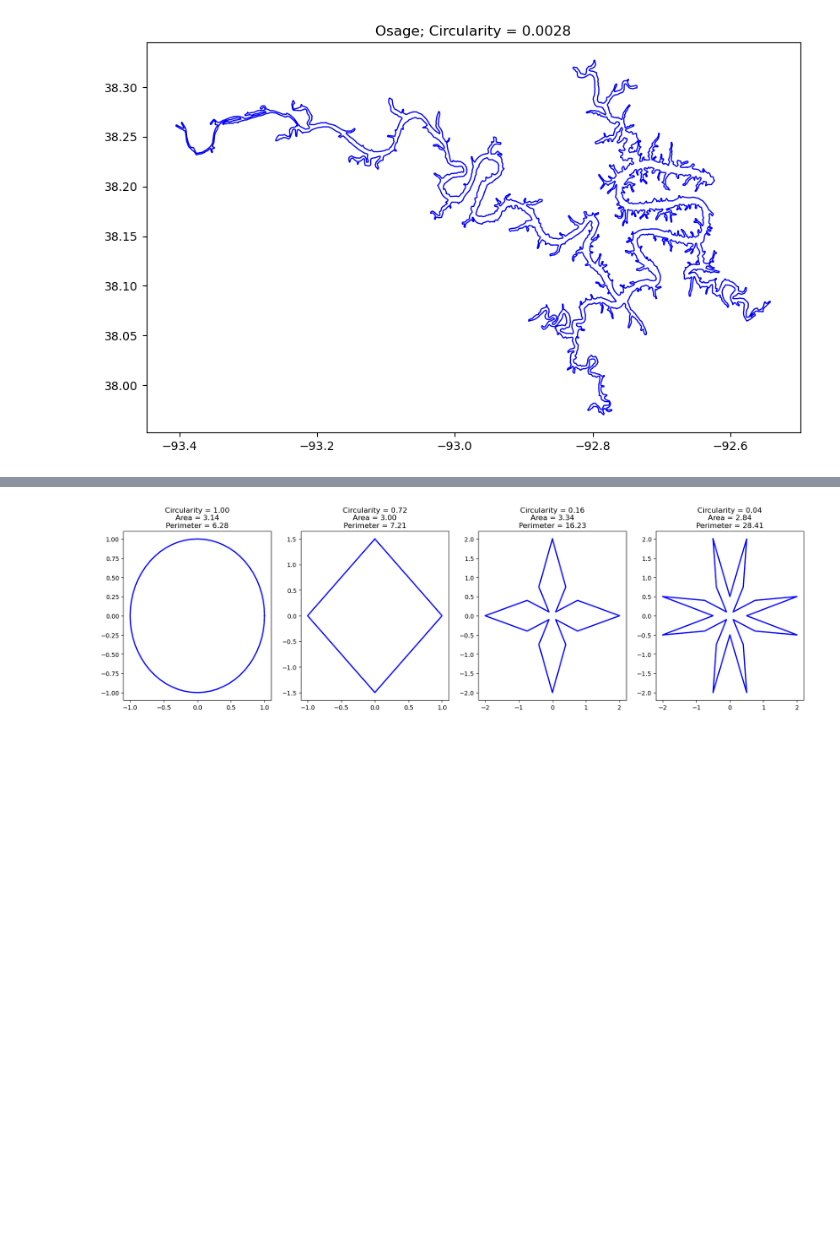
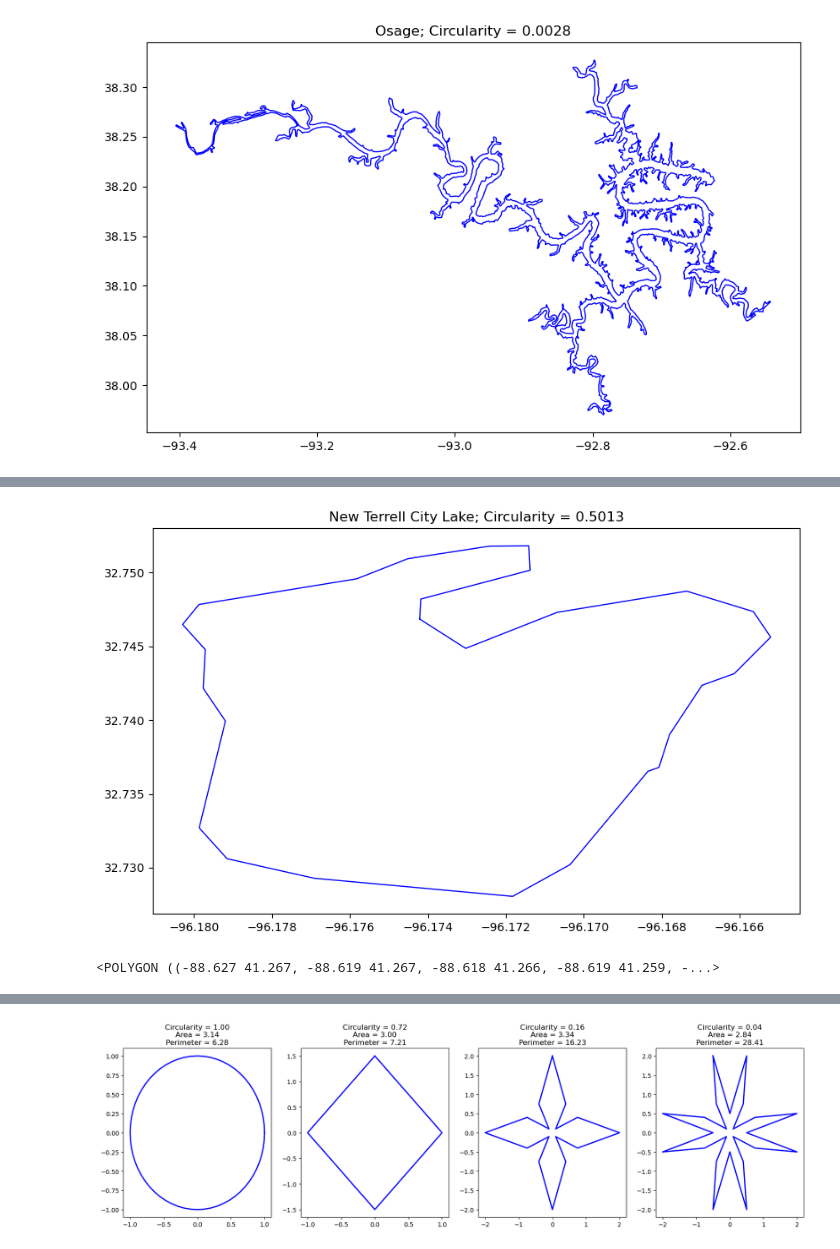
Before and after one commit to DOI-USGS/vizlab-chart-challenge-23, a Jupyter notebook: 11_circular_jhariharan/11_circular_jhariharan_script.ipynb, the cells around one changed output, grey strips where cells are left out. Drawn from its saved outputs; the diff is of its cells as text; code cells hidden in the pictures; blank space fills up the shorter version.

```diff
--- a/11_circular_jhariharan/empty_template_script.ipynb
+++ b/11_circular_jhariharan/11_circular_jhariharan_script.ipynb
@@ -212,0 +253,25 @@ plt.show()
+# %%
+# plot figure
+fig, ax = plt.subplots(figsize=(10, 6))
+# plot the lake
+x, y = geom05.exterior.xy
+ax.plot(x, y, color="blue", linewidth=1)
+# add the name of the lake
+ax.set_title(f"{name05}" + f"; Circularity = {circ05:.4f}")
+plt.show()
+# %% [output]
+[figure, added]
+# %%
+# lake with circularity close to 0.7
+# get the index
+idx07 = us_gdf["circularity"].sub(0.7).abs().idxmin()
+# get the geometry
+geom07 = us_gdf.loc[idx07, "geometry"]
+# get the circularity
+circ07 = us_gdf.loc[idx07, "circularity"]
+# get the name
+name07 = us_gdf.loc[idx07, "Lake_name"]
+# plot the lake
+geom07
+# %% [output]
+<POLYGON ((-88.627 41.267, -88.619 41.267, -88.618 41.266, -88.619 41.259, -...>
```
Also changed, not shown: parts of 41 cells of this notebook.
